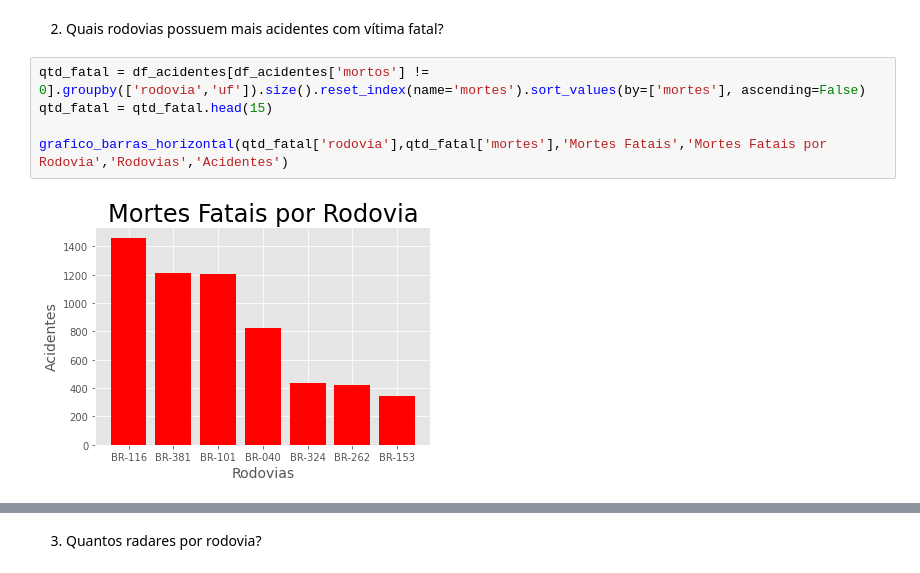
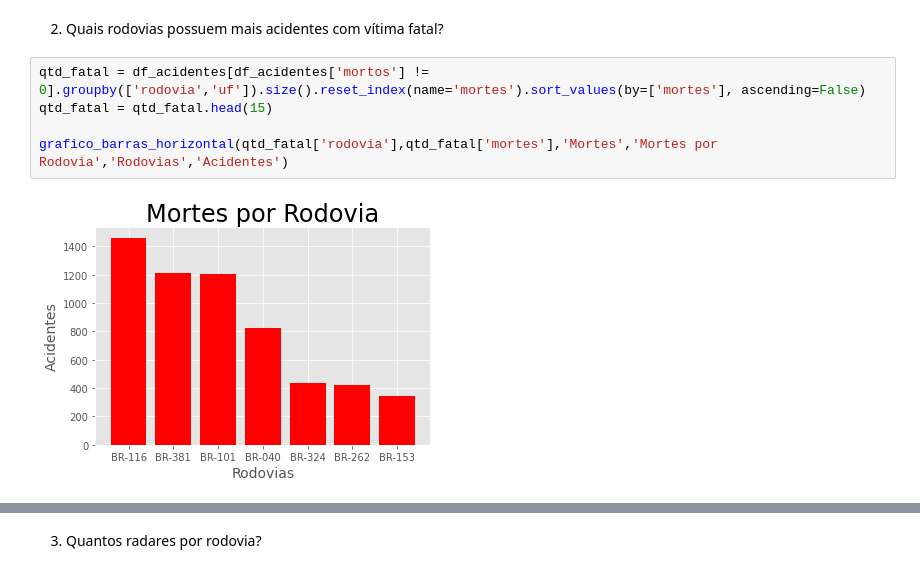
Before and after one commit to veronicasa95/TCC-PUC-MINAS, a Jupyter notebook: data-collect/TCC - PUC Minas - Verônica Sá.ipynb, the cells around one changed output, grey strips where cells are left out. Cells and saved outputs as stored; diff of their text form.

```diff
--- a/data-collect/TCC - PUC Minas - Verônica Sá.ipynb
+++ b/data-collect/TCC - PUC Minas - Verônica Sá.ipynb
@@ -415,10 +416,10 @@ qtd_acidentes_ano.head()
 # %%
 qtd_fatal = df_acidentes[df_acidentes['mortos'] != 0].groupby(['rodovia','uf']).size().reset_index(name='mortes').sort_values(by=['mortes'], ascending=False)
 qtd_fatal = qtd_fatal.head(15)
 
-grafico_barras_horizontal(qtd_fatal['rodovia'],qtd_fatal['mortes'],'Mortes Fatais','Mortes Fatais por Rodovia','Rodovias','Acidentes')
+grafico_barras_horizontal(qtd_fatal['rodovia'],qtd_fatal['mortes'],'Mortes','Mortes por Rodovia','Rodovias','Acidentes')
 # %% [output]
-[figure, old version]
+[figure, new version]
 # %%
 # Filtrando por acidentes fatais e nao fatais
 acidentes_fatais= df_acidentes[df_acidentes['tipo_de_ocorrencia'].isin(['Acidente envolvendo Produto Perigoso vitima fatal','Acidente com Vitima Fatal','Atropelamento Fatal'])]
```
Also changed, not shown: parts of 8 cells of this notebook.
